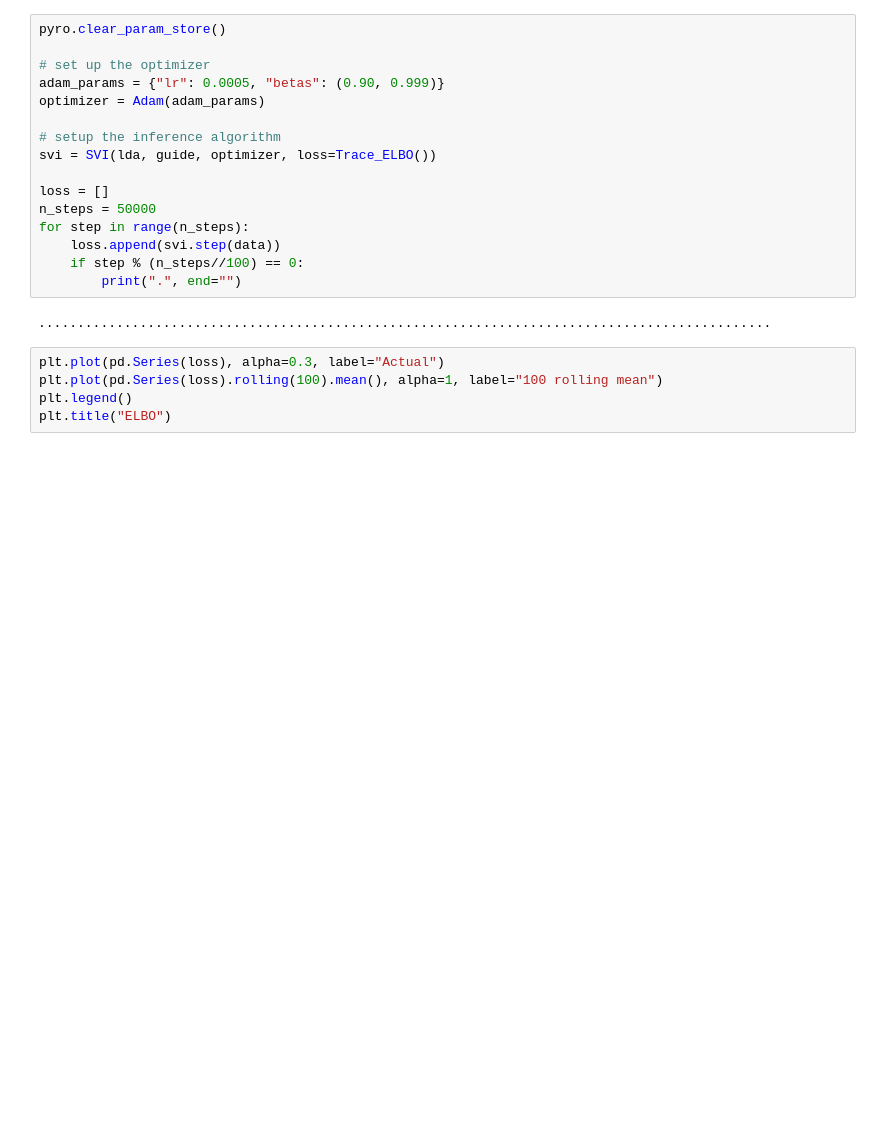
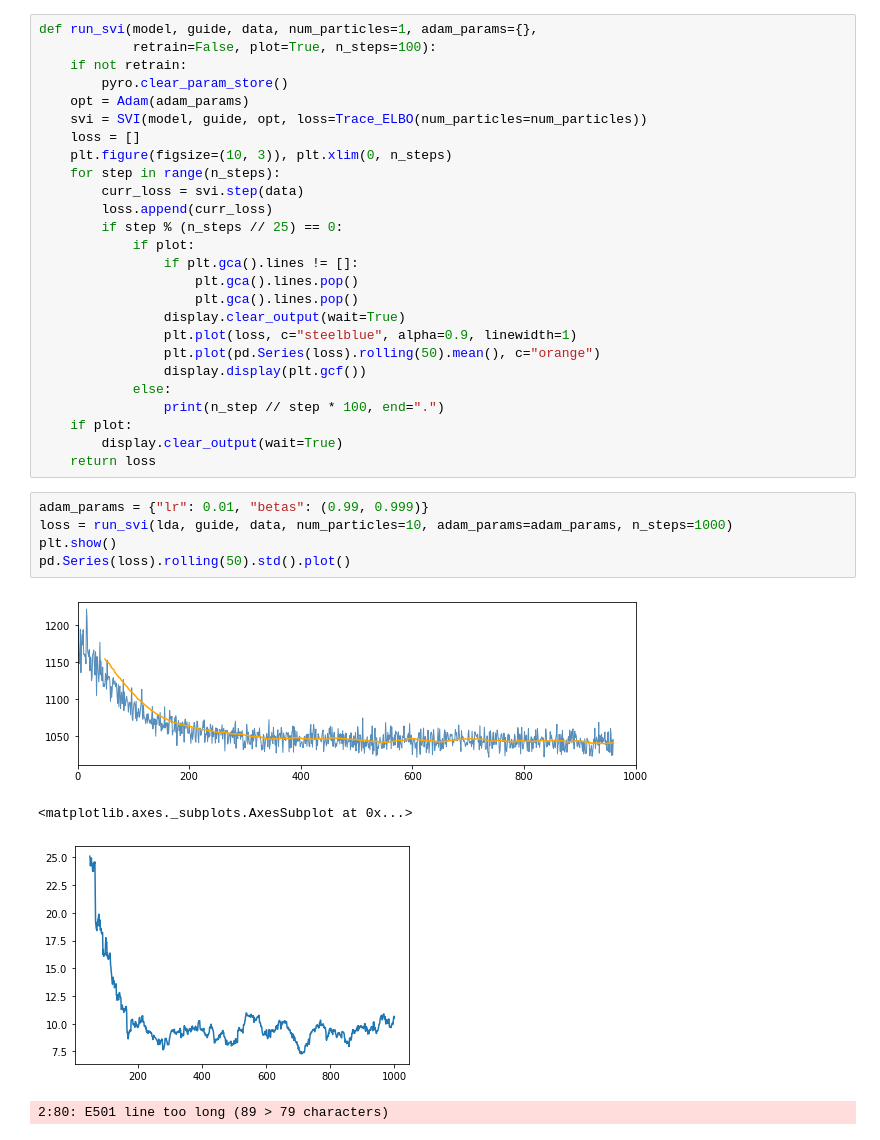
Before and after one commit to TheShiya/lda-topic-modeling-with-pyro, a Jupyter notebook: lda_meanfield_svi_implementation.ipynb, the cells around one changed output. Saved outputs shown, nothing was run; the diff lists cells and outputs as text; blank space fills up the shorter version.

```diff
--- a/lda_meanfield_svi_implementation.ipynb
+++ b/lda_meanfield_svi_implementation.ipynb
@@ -80,23 +144,36 @@ torch.Size([13, 2])
-# %%
-pyro.clear_param_store()
-
-# set up the optimizer
-adam_params = {"lr": 0.0005, "betas": (0.90, 0.999)}
-optimizer = Adam(adam_params)
-
-# setup the inference algorithm
-svi = SVI(lda, guide, optimizer, loss=Trace_ELBO())
-
-loss = []
-n_steps = 50000
-for step in range(n_steps):
-    loss.append(svi.step(data))
-    if step % (n_steps//100) == 0:
-        print(".", end="")
-# %% [output]
-..............................................................................................
-# %%
-plt.plot(pd.Series(loss), alpha=0.3, label="Actual")
-plt.plot(pd.Series(loss).rolling(100).mean(), alpha=1, label="100 rolling mean")
-plt.legend()
-plt.title("ELBO")
+# %%
+def run_svi(model, guide, data, num_particles=1, adam_params={},
+            retrain=False, plot=True, n_steps=100):
+    if not retrain:
+        pyro.clear_param_store()
+    opt = Adam(adam_params)
+    svi = SVI(model, guide, opt, loss=Trace_ELBO(num_particles=num_particles))
+    loss = []
+    plt.figure(figsize=(10, 3)), plt.xlim(0, n_steps)
+    for step in range(n_steps):
+        curr_loss = svi.step(data)
+        loss.append(curr_loss)
+        if step % (n_steps // 25) == 0:
+            if plot:
+                if plt.gca().lines != []:
+                    plt.gca().lines.pop()
+                    plt.gca().lines.pop()
+                display.clear_output(wait=True)
+                plt.plot(loss, c="steelblue", alpha=0.9, linewidth=1)
+                plt.plot(pd.Series(loss).rolling(50).mean(), c="orange")
+                display.display(plt.gcf())
+            else:
+                print(n_step // step * 100, end=".")
+    if plot:
+        display.clear_output(wait=True)
+    return loss
+# %%
+adam_params = {"lr": 0.01, "betas": (0.99, 0.999)}
+loss = run_svi(lda, guide, data, num_particles=10, adam_params=adam_params, n_steps=1000)
+plt.show()
+pd.Series(loss).rolling(50).std().plot()
+# %% [output]
+[figure, added]
+<matplotlib.axes._subplots.AxesSubplot at 0x...>
+[figure, added]
+2:80: E501 line too long (89 > 79 characters)
```
Also changed, not shown: parts of 28 cells of this notebook, 1 other file.
